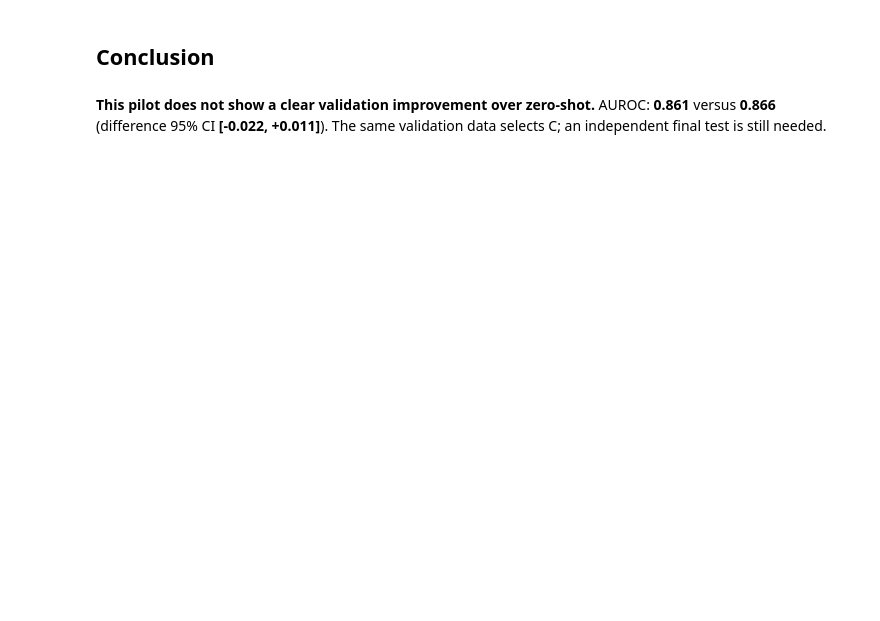
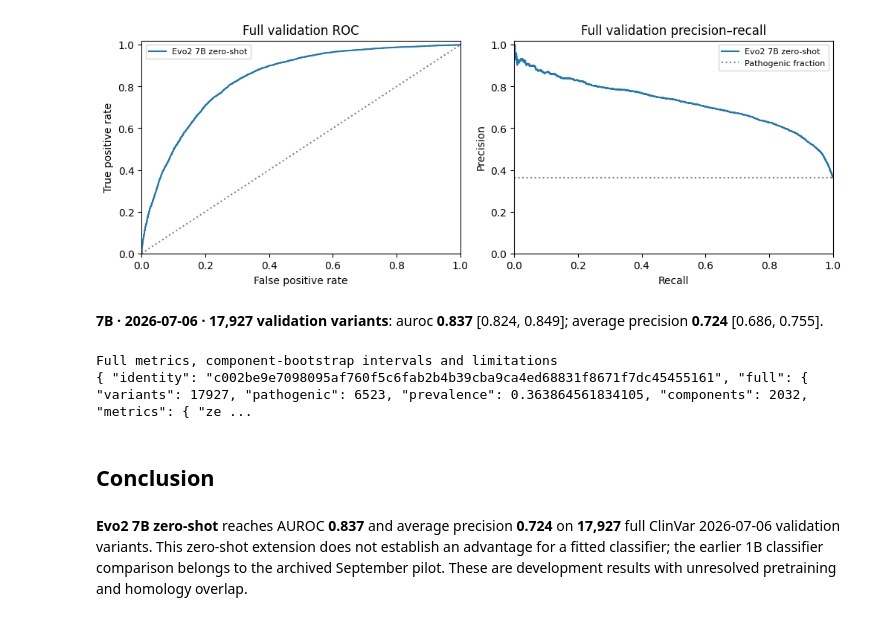
Before and after one commit to pesho-ivanov/pathogenity-predictor, a Jupyter notebook: notebooks/Q2-evo2-classifier.ipynb, the cells around one changed output. Cells and saved outputs as stored; diff of their text form; code cells hidden in the pictures; blank space fills up the shorter version.

```diff
--- a/notebooks/Q2-evo2-classifier.ipynb
+++ b/notebooks/Q2-evo2-classifier.ipynb
@@ -62,0 +31,2 @@ Validation includes previously evaluated variants. Final performance claims requ
+# %%
+q2_7b.run()
@@ -63,6 +42,14 @@ Validation includes previously evaluated variants. Final performance claims requ
+# %%
+result_7b = q2_7b.evaluate()
+q2_7b.show_results(result_7b)
+# %% [output]
+[figure, added]
+**7B · 2026-07-06 · 17,927 validation variants**: auroc **0.837** [0.824, 0.849]; average precision **0.724** [0.686, 0.755].
+Full metrics, component-bootstrap intervals and limitations
+{ "identity": "c002be9e7098095af760f5c6fab2b4b39cba9ca4ed68831f8671f7dc45455161", "full": { "variants": 17927, "pathogenic": 6523, "prevalence": 0.363864561834105, "components": 2032, "metrics": { "ze ...
 # %% [markdown]
 ## Conclusion
-# %%
-q2.show_conclusion(result)
-# %% [output]
-**This pilot does not show a clear validation improvement over zero-shot.** AUROC: **0.861** versus **0.866** (difference 95% CI **[-0.022, +0.011]**). The same validation data selects C; an independent final test is still needed.
+# %%
+q2_7b.show_conclusion(result_7b)
+# %% [output]
+**Evo2 7B zero-shot** reaches AUROC **0.837** and average precision **0.724** on **17,927** full ClinVar 2026-07-06 validation variants. This zero-shot extension does not establish an advantage for a fitted classifier; the earlier 1B classifier comparison belongs to the archived September pilot. These are development results with unresolved pretraining and homology overlap.
```
Also changed, not shown: parts of 18 cells of this notebook, 7 other files.
